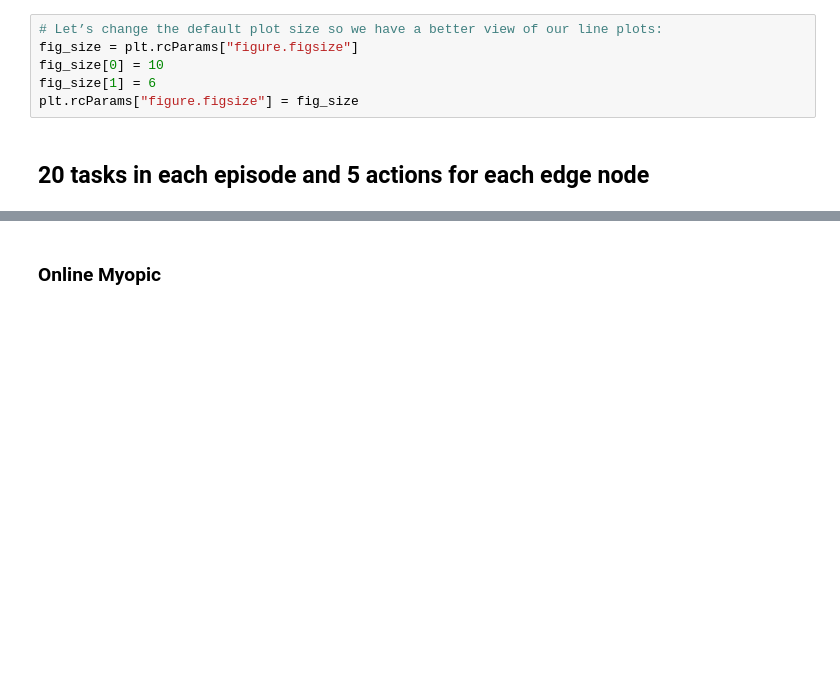
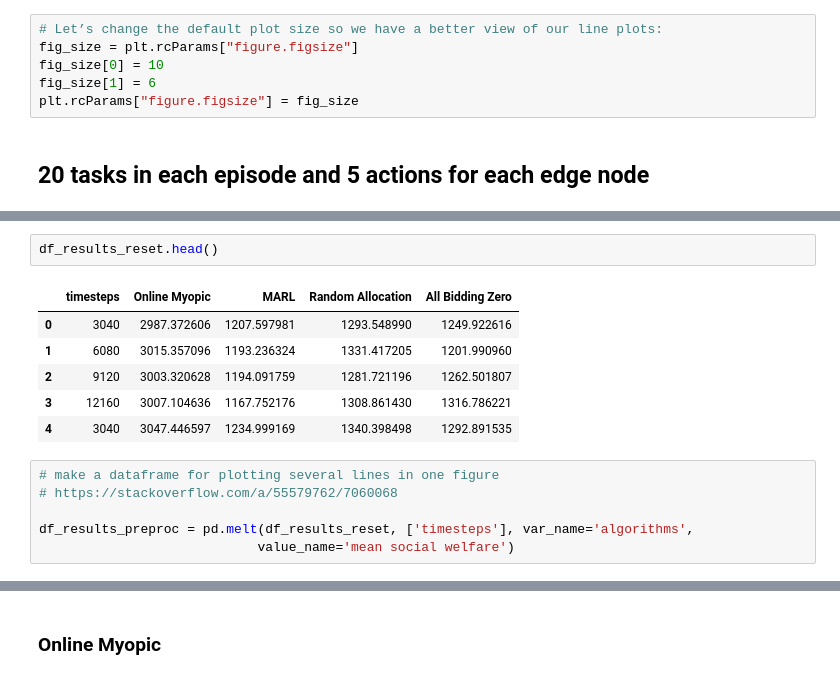
Before and after one commit to fb1n15/edge-cloud-resource-allocation-using-MARL, a Jupyter notebook: src/jupyter_notebooks/Analysis_of_results.ipynb, the cells around one changed output, grey strips where cells are left out. Cells and saved outputs as stored; diff of their text form; blank space fills up the shorter version.

```diff
--- a/src/jupyter_notebooks/Analysis_of_results.ipynb
+++ b/src/jupyter_notebooks/Analysis_of_results.ipynb
@@ -73,0 +83,15 @@ df_results.head()
+# %%
+df_results_reset.head()
+# %% [output]
+|  | timesteps | Online Myopic | MARL | Random Allocation | All Bidding Zero |
+| 0 | 3040 | 2987.372606 | 1207.597981 | 1293.548990 | 1249.922616 |
+| 1 | 6080 | 3015.357096 | 1193.236324 | 1331.417205 | 1201.990960 |
+| 2 | 9120 | 3003.320628 | 1194.091759 | 1281.721196 | 1262.501807 |
+| 3 | 12160 | 3007.104636 | 1167.752176 | 1308.861430 | 1316.786221 |
+| 4 | 3040 | 3047.446597 | 1234.999169 | 1340.398498 | 1292.891535 |
+# %%
+# make a dataframe for plotting several lines in one figure
+# https://stackoverflow.com/a/55579762/7060068
+
+df_results_preproc = pd.melt(df_results_reset, ['timesteps'], var_name='algorithms',
+                            value_name='mean social welfare')
```
Also changed, not shown: parts of 23 cells of this notebook, 5 other files.
